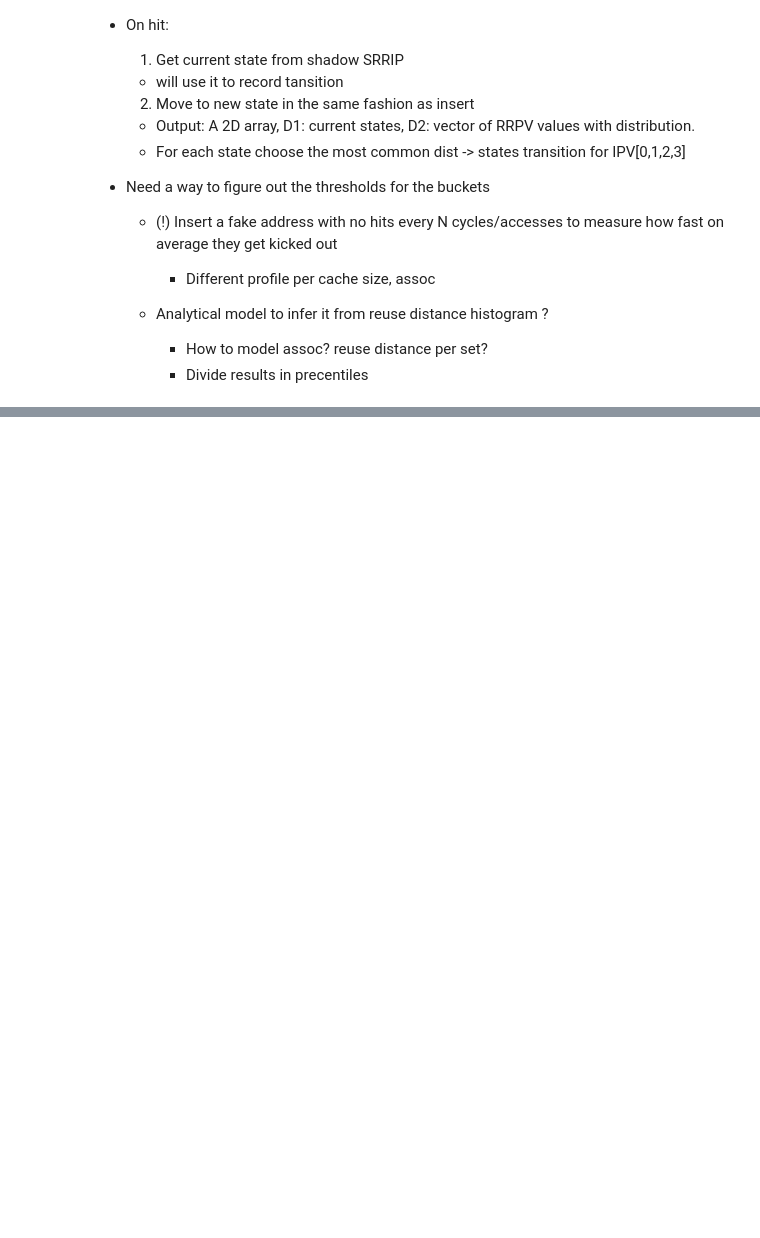
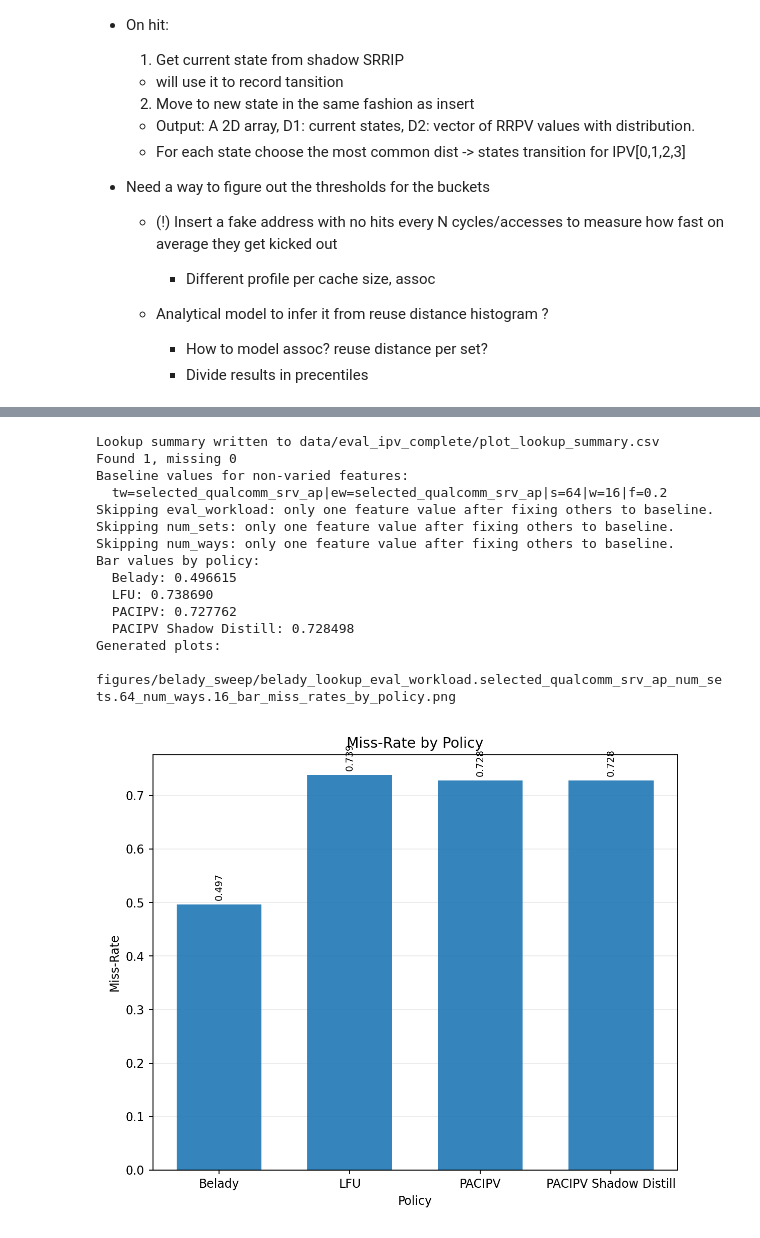
Before and after one commit to dchasap/itp_asplos25_AE, a Jupyter notebook: notebooks/pacipv.ipynb, the cells around one changed output, grey strips where cells are left out. Saved outputs shown, nothing was run; the diff lists cells and outputs as text; code cells hidden in the pictures; blank space fills up the shorter version.

```diff
--- a/notebooks/pacipv.ipynb
+++ b/notebooks/pacipv.ipynb
@@ -292,0 +514,29 @@ python3 ./scripts/run_belady_sweep.py \
+# %%
+# Plotting: compare PACIPV shadow-distilled policy against LFU and Belady.
+!python3 ../scripts/plot_belady_sweep_results.py \
+  --sweep-summary-csv ./data/eval_ipv_complete/eval_summary.csv \
+  --eval-workloads selected_qualcomm_srv_ap \
+  --num-sets-list 64 --num-ways-list 16 \
+  --policies belady,lfu,pacipv,pacipv_shadow \
+  --summary-csv data/eval_ipv_complete/plot_lookup_summary.csv \
+  --plot-file-format png
+
+from IPython.display import Image, display
+display(Image("figures/belady_sweep/belady_lookup_eval_workload.selected_qualcomm_srv_ap_num_sets.64_num_ways.16_bar_miss_rates_by_policy.png",
+width=600, height=600))
+# %% [output]
+Lookup summary written to data/eval_ipv_complete/plot_lookup_summary.csv
+Found 1, missing 0
+Baseline values for non-varied features:
+  tw=selected_qualcomm_srv_ap|ew=selected_qualcomm_srv_ap|s=64|w=16|f=0.2
+Skipping eval_workload: only one feature value after fixing others to baseline.
+Skipping num_sets: only one feature value after fixing others to baseline.
+Skipping num_ways: only one feature value after fixing others to baseline.
+Bar values by policy:
+  Belady: 0.496615
+  LFU: 0.738690
+  PACIPV: 0.727762
+  PACIPV Shadow Distill: 0.728498
+Generated plots:
+  figures/belady_sweep/belady_lookup_eval_workload.selected_qualcomm_srv_ap_num_sets.64_num_ways.16_bar_miss_rates_by_policy.png
+[figure, added]
```
Also changed, not shown: parts of 33 cells of this notebook, 6 other files.
